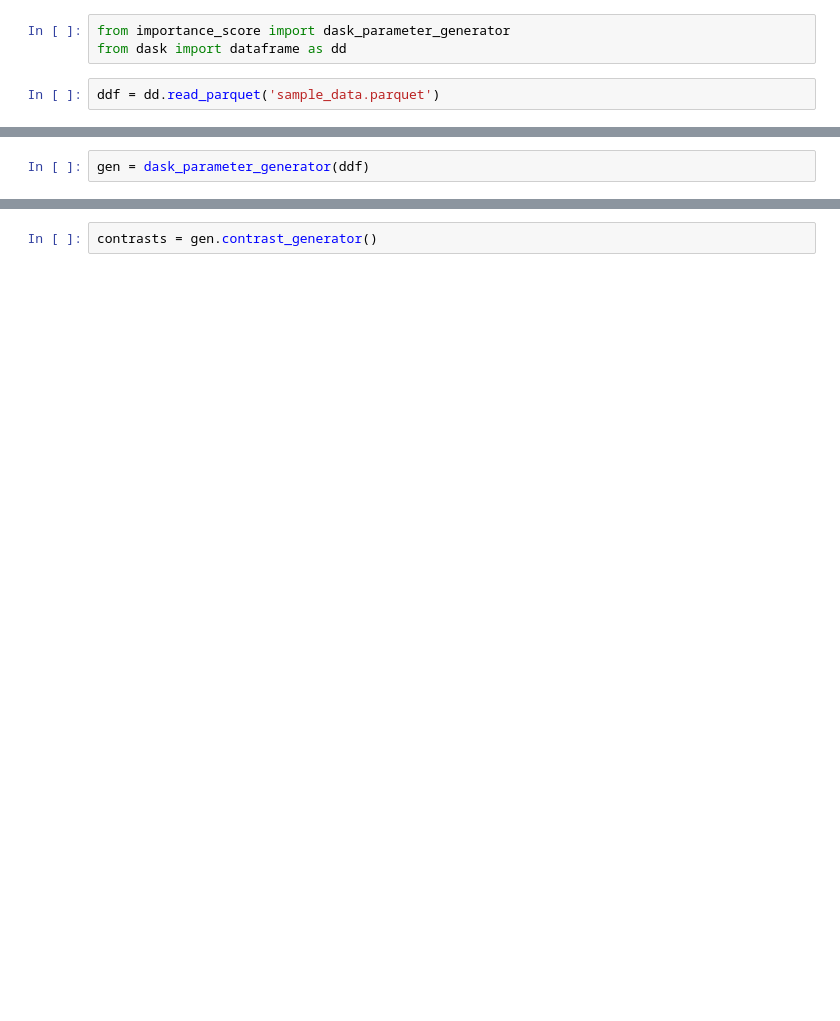
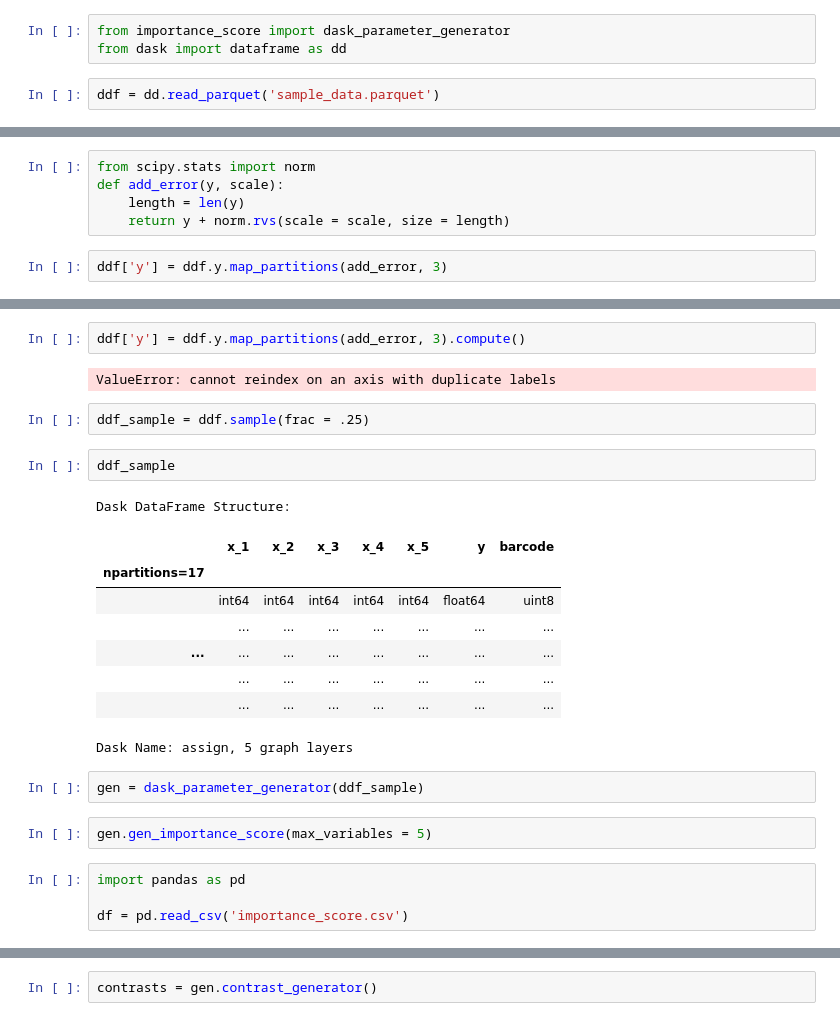
Before and after one commit to leeparkuky/barcode, a Jupyter notebook: get_better_codes.ipynb, the cells around one changed output, grey strips where cells are left out. Drawn from its saved outputs; the diff is of its cells as text; blank space fills up the shorter version.

```diff
--- a/get_better_codes.ipynb
+++ b/get_better_codes.ipynb
@@ -5,0 +37,7 @@ ddf = dd.read_parquet('sample_data.parquet')
+# %%
+from scipy.stats import norm
+def add_error(y, scale):
+    length = len(y)
+    return y + norm.rvs(scale = scale, size = length)
+# %%
+ddf['y'] = ddf.y.map_partitions(add_error, 3)
@@ -6,2 +74,26 @@ ddf = dd.read_parquet('sample_data.parquet')
+# %%
+ddf['y'] = ddf.y.map_partitions(add_error, 3).compute()
+# %% [output]
+ValueError: cannot reindex on an axis with duplicate labels
+# %%
+ddf_sample = ddf.sample(frac = .25)
+# %%
+ddf_sample
+# %% [output]
+Dask DataFrame Structure:
+|  | x_1 | x_2 | x_3 | x_4 | x_5 | y | barcode |
+| npartitions=17 |  |  |  |  |  |  |  |
+|  | int64 | int64 | int64 | int64 | int64 | float64 | uint8 |
+|  | ... | ... | ... | ... | ... | ... | ... |
+| ... | ... | ... | ... | ... | ... | ... | ... |
+|  | ... | ... | ... | ... | ... | ... | ... |
+|  | ... | ... | ... | ... | ... | ... | ... |
+Dask Name: assign, 5 graph layers
 # %%
-gen = dask_parameter_generator(ddf)
+gen = dask_parameter_generator(ddf_sample)
+# %%
+gen.gen_importance_score(max_variables = 5)
+# %%
+import pandas as pd
+
+df = pd.read_csv('importance_score.csv')
```
Also changed, not shown: parts of 41 cells of this notebook, 2 other files.
